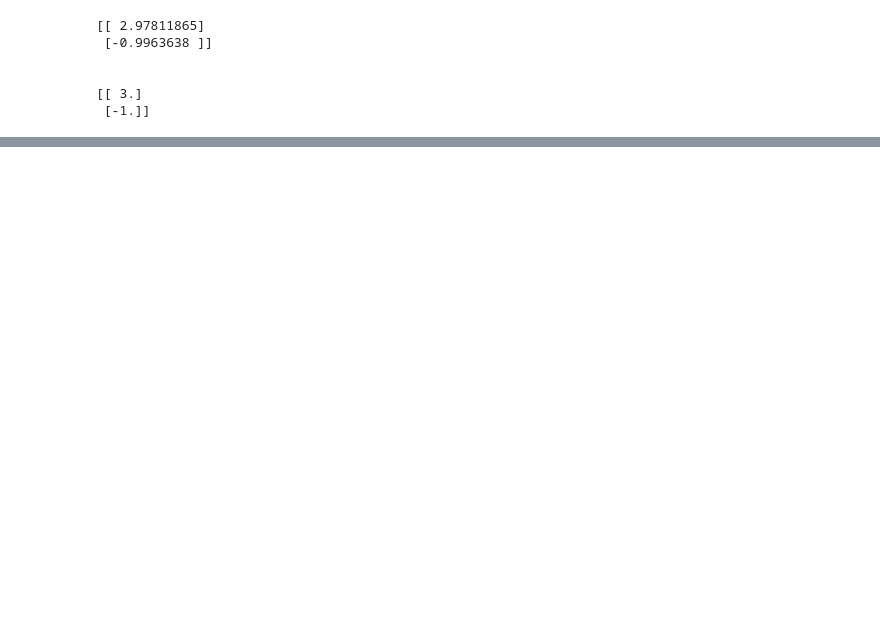
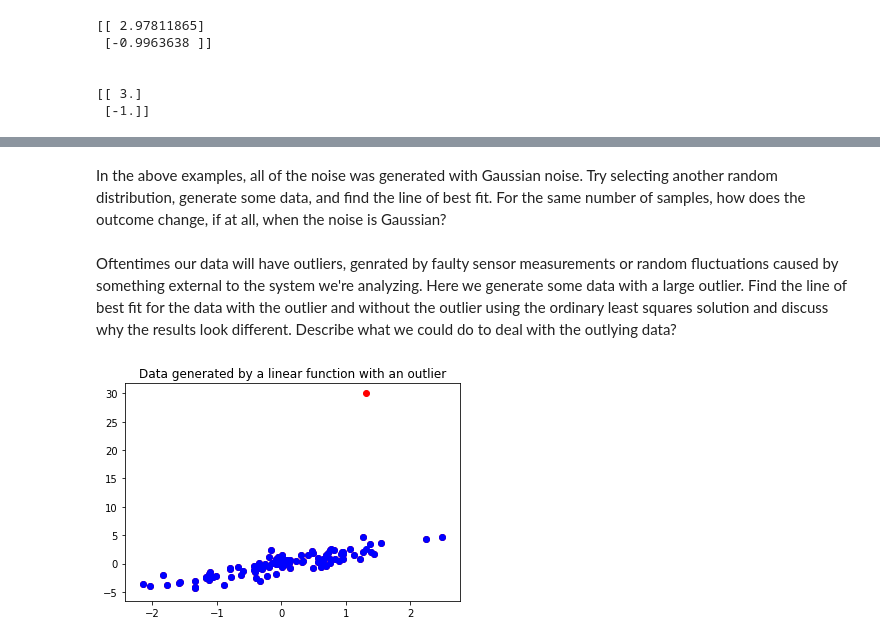
Before and after one commit to jeetendra14/ee559, a Jupyter notebook: regression.ipynb, the cells around one changed output, grey strips where cells are left out. Drawn from its saved outputs; the diff is of its cells as text; code cells hidden in the pictures; blank space fills up the shorter version.

```diff
--- a/regression.ipynb
+++ b/regression.ipynb
@@ -251,0 +282,2 @@ plt.show()
+# %% [markdown]
+In the above examples, all of the noise was generated with Gaussian noise. Try selecting another random distribution, generate some data, and find the line of best fit. For the same number of samples, how does the outcome change, if at all, when the noise is Gaussian?
@@ -251,0 +286,17 @@ plt.show()
+# %% [markdown]
+Oftentimes our data will have outliers, genrated by faulty sensor measurements or random fluctuations caused by something external to the system we're analyzing. Here we generate some data with a large outlier. Find the line of best fit for the data with the outlier and without the outlier using the ordinary least squares solution and discuss why the results look different. Describe what we could do to deal with the outlying data?
+# %%
+import copy
+
+X_h = np.random.normal(0,1,size=(100,1))             #generate a bunch of randomly selected X's
+Y_h = 2*(X_h) + np.random.normal(0,1,size=(100,1))   #Y = 2x + noise
+
+Y_outlier = copy.copy(Y_h)                           #create a copy of the original Y vector
+Y_outlier[15] = 30.0                                 #the new outlier value is much larger than the rest
+
+plt.title("Data generated by a linear function with an outlier")
+plt.scatter(X_h, Y_outlier, color="red")
+plt.scatter(X_h, Y_h, color="blue")
+plt.show()
+# %% [output]
+[figure, added]
```
Also changed, not shown: parts of 18 cells of this notebook, 1 other file.
